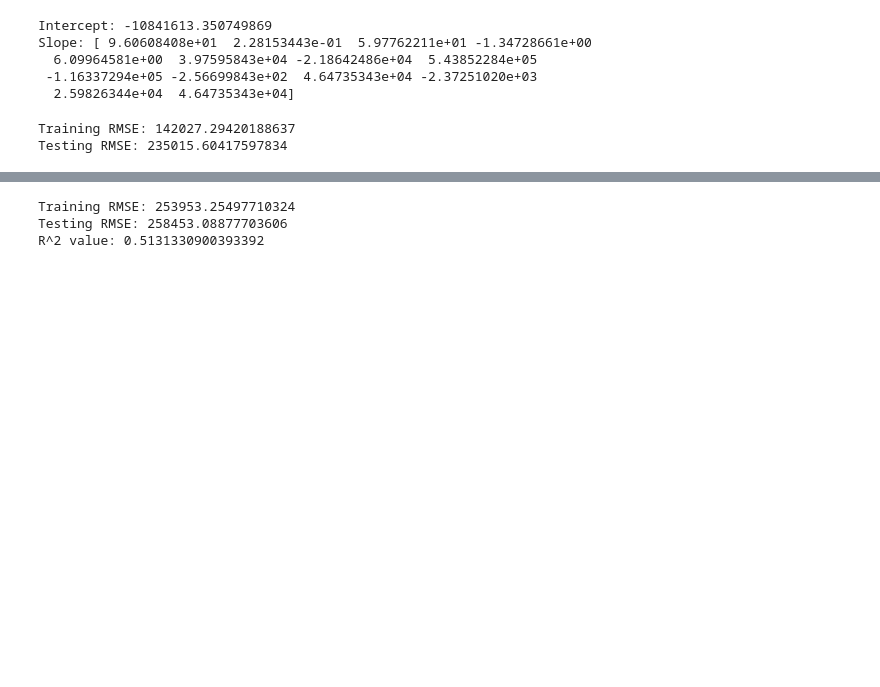
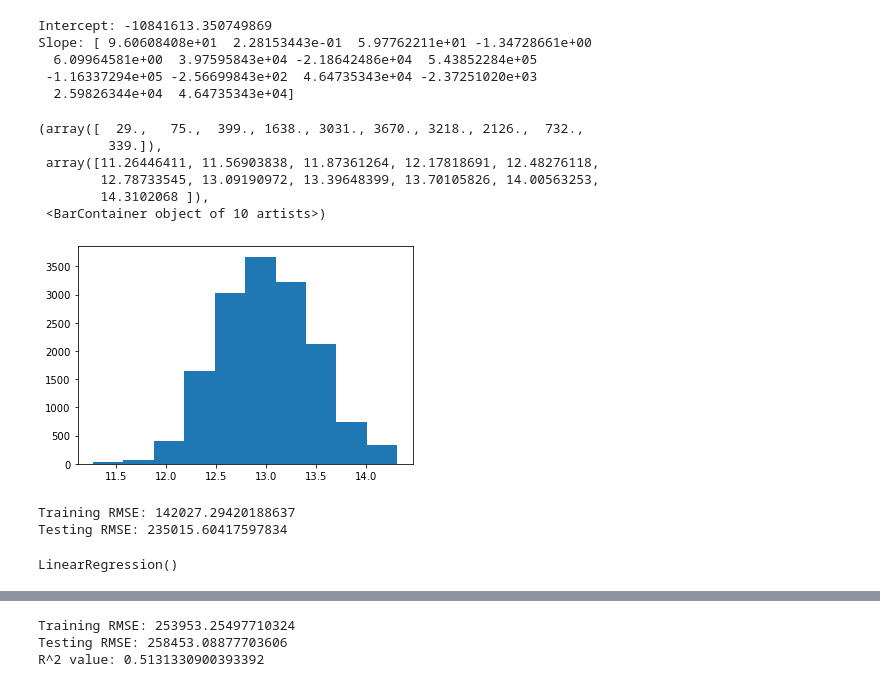
Before and after one commit to john-c-simmons/bsc-phase-two-project, a Jupyter notebook: notebooks/exploratory/mallory/new_notebook.ipynb, the cells around one changed output, grey strips where cells are left out. Cells and saved outputs as stored; diff of their text form; code cells hidden in the pictures; blank space fills up the shorter version.

Commit message:
made more graphs

```diff
--- a/notebooks/exploratory/mallory/new_notebook.ipynb
+++ b/notebooks/exploratory/mallory/new_notebook.ipynb
@@ -160,9 +177,11 @@ X_train[(np.abs(stats.zscore(X_train[['sqft_living', 'sqft_lot', 'sqft_living15'
 | 860 | 380 | 15000 | 1170 | 15000 | 380 | 0.75 | 1 | 47.4810 | -122.323 | ... |
 | 15795 | 2755 | 11612 | 2820 | 12831 | 2755 | 2.50 | 4 | 47.7394 | -121.965 | ... |
 15257 rows × 18 columns
+# %%
+df_2 = df.copy()
 # %%
-X = df[['sqft_living', 'sqft_lot', 'sqft_living15', 'sqft_lot15', 'sqft_above', 'bathrooms', 'bedrooms',  'lat', 'long', 'zipcode', 'grade', 'yr_built', 'condition', 'grade']]
-y = df['price']
+X = df_2[['sqft_living', 'sqft_lot', 'sqft_living15', 'sqft_lot15', 'sqft_above', 'bathrooms', 'bedrooms',  'lat', 'long', 'zipcode', 'grade', 'yr_built', 'condition', 'grade']]
+y = df_2['price']
 # %%
 X_train, X_test, y_train, y_test = train_test_split(X, y, test_size=.25, random_state=42)
 # %%
@@ -199,6 +218,16 @@ Slope: [ 9.60608408e+01  2.28153443e-01  5.97762211e+01 -1.34728661e+00
 # Make predictions for train and test set
 train_preds1 = lr.predict(X_train_no)
 test_preds1 = lr.predict(X_test)
+# %%
+plt.hist(np.log(y_train_no))
+# %% [output]
+(array([  29.,   75.,  399., 1638., 3031., 3670., 3218., 2126.,  732.,
+         339.]),
+ array([11.26446411, 11.56903838, 11.87361264, 12.17818691, 12.48276118,
+        12.78733545, 13.09190972, 13.39648399, 13.70105826, 14.00563253,
+        14.3102068 ]),
+ <BarContainer object of 10 artists>)
+[figure, added]
 # %%
 print('Training RMSE: {}'.format(np.sqrt(mse(y_train_no, train_preds1))))
 print('Testing RMSE: {}'.format(np.sqrt(mse(y_test, test_preds1))))
@@ -207,0 +241,4 @@ Testing RMSE: 235015.60417597834
+# %%
+lr_scaled.fit(X_train_no, y_train_no)
+# %% [output]
+LinearRegression()
```
Also changed, not shown: parts of 52 cells of this notebook.
